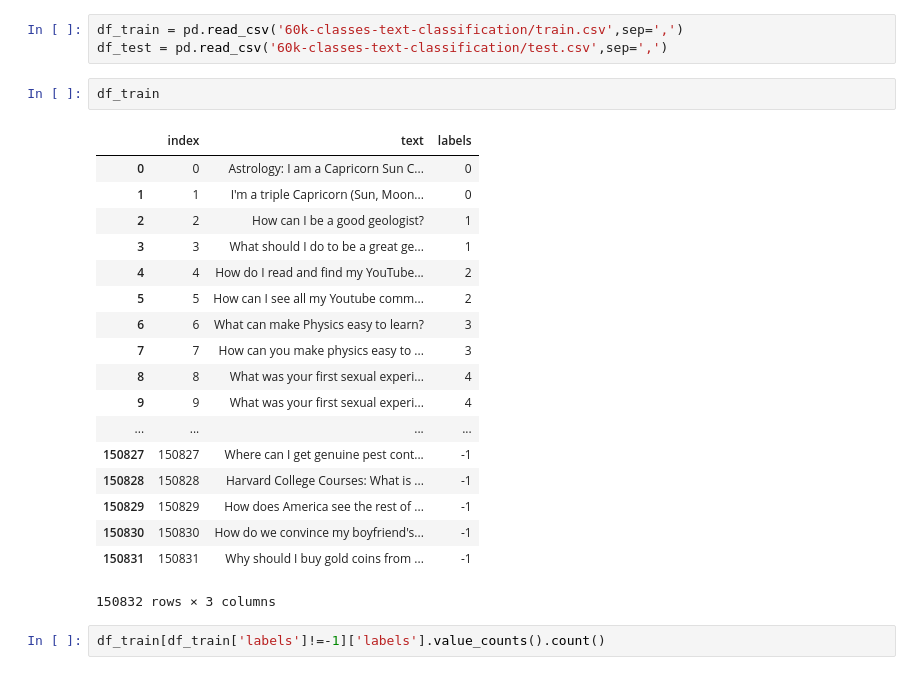
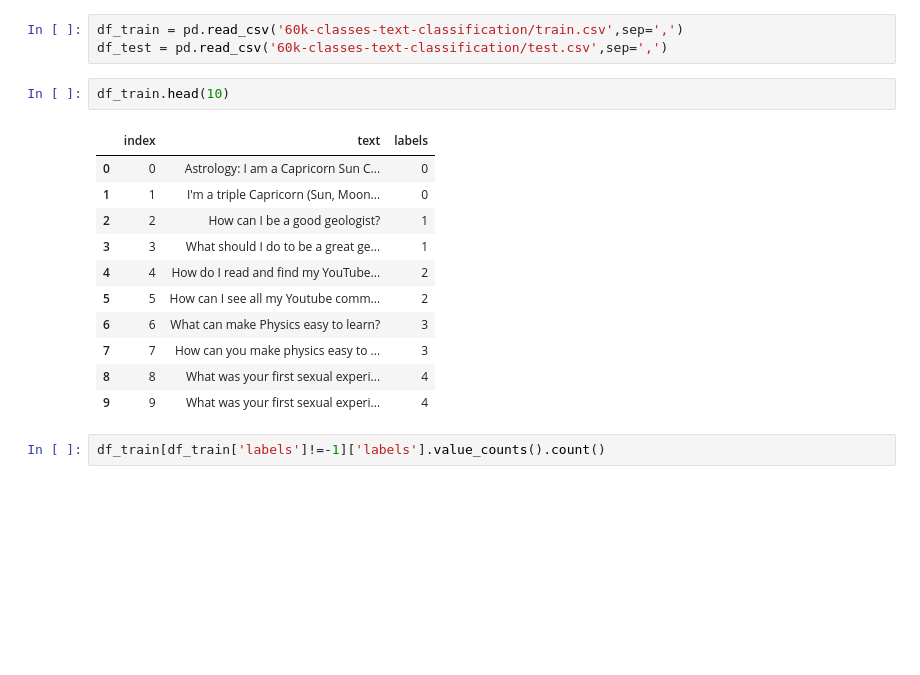
Before and after one commit to tomatiks/tin_edu, a Jupyter notebook: week5/Kaggle_60k_classif_Sakharov.ipynb, the cells around one changed output. Drawn from its saved outputs; the diff is of its cells as text; blank space fills up the shorter version.

```diff
--- a/week5/Kaggle_60k_classif_Sakharov.ipynb
+++ b/week5/Kaggle_60k_classif_Sakharov.ipynb
@@ -40,26 +40,19 @@ TqdmDeprecationWarning: Please use `tqdm.pandas(...)` instead of `tqdm_pandas(tq
 df_train = pd.read_csv('60k-classes-text-classification/train.csv',sep=',')
 df_test = pd.read_csv('60k-classes-text-classification/test.csv',sep=',')
 # %%
-df_train
+df_train.head(10)
 # %% [output]
 |  | index | text | labels |
 | 0 | 0 | Astrology: I am a Capricorn Sun C... | 0 |
 | 1 | 1 | I'm a triple Capricorn (Sun, Moon... | 0 |
 | 2 | 2 | How can I be a good geologist? | 1 |
 | 3 | 3 | What should I do to be a great ge... | 1 |
 | 4 | 4 | How do I read and find my YouTube... | 2 |
 | 5 | 5 | How can I see all my Youtube comm... | 2 |
 | 6 | 6 | What can make Physics easy to learn? | 3 |
 | 7 | 7 | How can you make physics easy to ... | 3 |
 | 8 | 8 | What was your first sexual experi... | 4 |
 | 9 | 9 | What was your first sexual experi... | 4 |
-| ... | ... | ... | ... |
-| 150827 | 150827 | Where can I get genuine pest cont... | -1 |
-| 150828 | 150828 | Harvard College Courses: What is ... | -1 |
-| 150829 | 150829 | How does America see the rest of ... | -1 |
-| 150830 | 150830 | How do we convince my boyfriend's... | -1 |
-| 150831 | 150831 | Why should I buy gold coins from ... | -1 |
-150832 rows × 3 columns
 # %%
 df_train[df_train['labels']!=-1]['labels'].value_counts().count()
 # %% [output]
```
Also changed, not shown: parts of 12 cells of this notebook.
